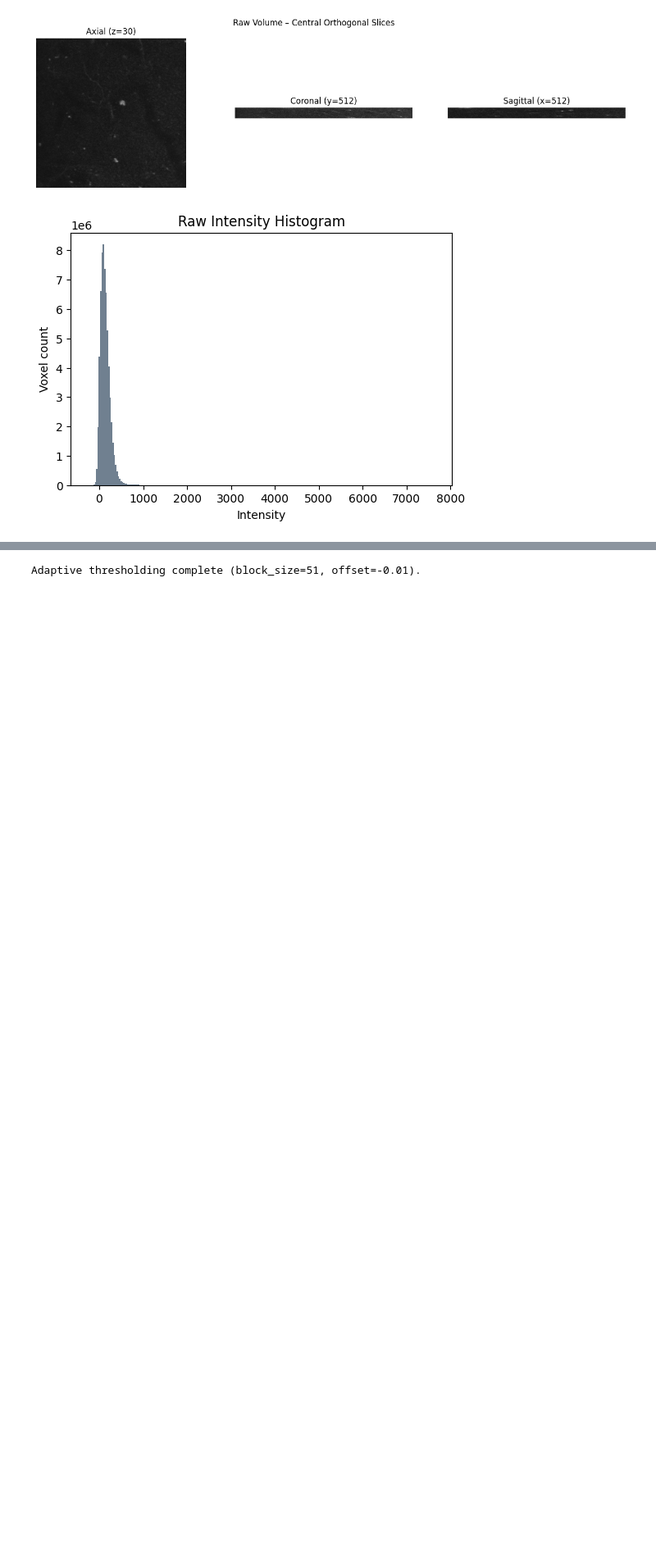
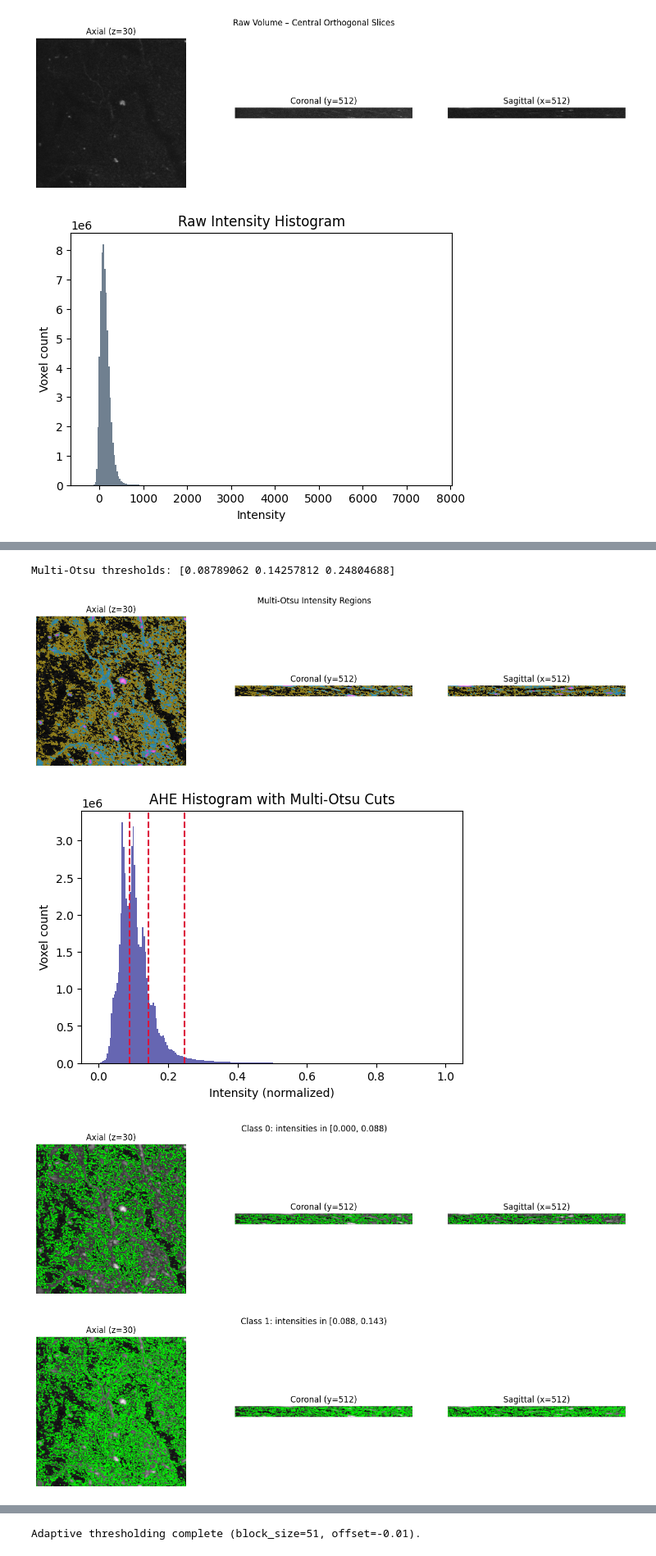
Before and after one commit to kroumov/SpineDetect, a Jupyter notebook: week1_preprocessing.ipynb, the cells around one changed output, grey strips where cells are left out. Shown at 82% size. Saved outputs shown, nothing was run; the diff lists cells and outputs as text; code cells hidden in the pictures; blank space fills up the shorter version.

```diff
--- a/week1_preprocessing.ipynb
+++ b/week1_preprocessing.ipynb
@@ -228,8 +423,6 @@ Applied adaptive histogram equalization with clip_limit=0.03 and kernel_size=(32
 # %%
 # --- Multi-level intensity masking (3 peaks) ---
-num_intensity_classes = 6
-
-  # adjust if histogram shows more/less modes
+num_intensity_classes = 3  # adjust if histogram shows more/less modes
 multiotsu_thresholds = filters.threshold_multiotsu(ahe_volume, classes=num_intensity_classes)
 print(f"Multi-Otsu thresholds: {multiotsu_thresholds}")
 
@@ -238,30 +431,36 @@ intensity_labels = np.digitize(ahe_volume, bins=multiotsu_thresholds)
 
 show_multiclass_overlay(
     ahe_volume,
     intensity_labels,
     title="Multi-Otsu Intensity Regions",
     slice_indices=CENTRAL_SLICES,
     colors=["black", "gold", "deepskyblue", "magenta"],
 )
 
 # Visualize histogram with threshold markers
 plt.figure(figsize=(6, 4))
 plt.hist(ahe_volume.ravel(), bins=256, color="navy", alpha=0.6)
 for thresh in multiotsu_thresholds:
     plt.axvline(thresh, color="crimson", linestyle="--", linewidth=1.5)
 plt.title("AHE Histogram with Multi-Otsu Cuts")
 plt.xlabel("Intensity (normalized)")
 plt.ylabel("Voxel count")
 plt.show()
 
 # Inspect each class mask with contours
 class_bounds = [ahe_volume.min()] + list(multiotsu_thresholds) + [ahe_volume.max()]
 for class_id in range(num_intensity_classes):
     lower, upper = class_bounds[class_id], class_bounds[class_id + 1]
     class_mask = intensity_labels == class_id
     show_binary_overlay(
         ahe_volume,
         class_mask,
         title=f"Class {class_id}: intensities in [{lower:.3f}, {upper:.3f})",
         slice_indices=CENTRAL_SLICES,
     )
+# %% [output]
+Multi-Otsu thresholds: [0.08789062 0.14257812 0.24804688]
+[figure, added]
+[figure, added]
+[figure, added]
+[figure, added]
```
Also changed, not shown: parts of 12 cells of this notebook.
